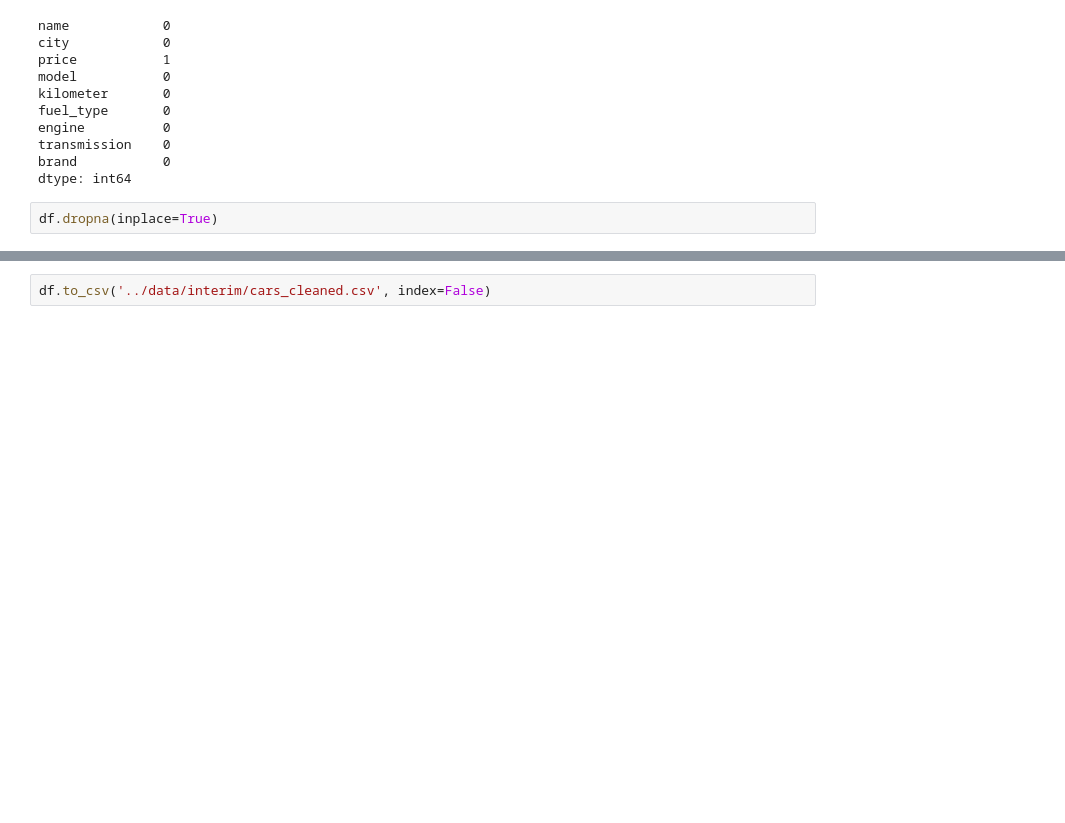
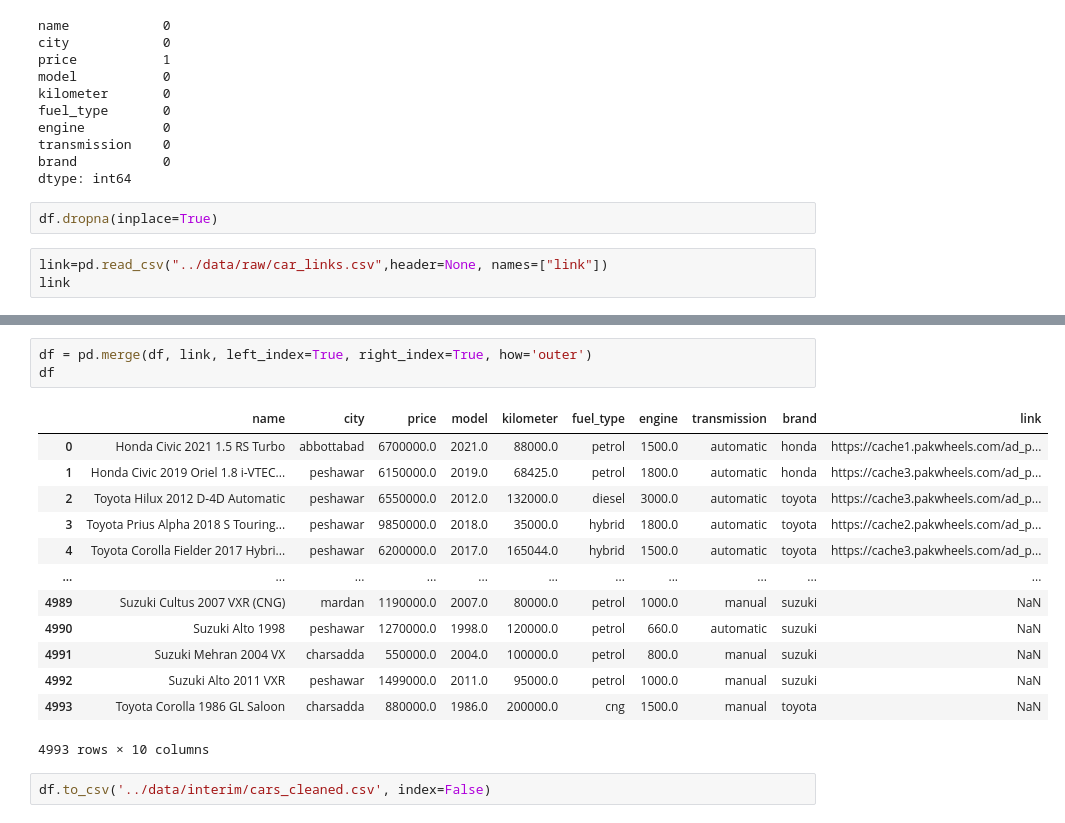
Before and after one commit to KhalilKhanAfridi/automobile-ML-recommender-system, a Jupyter notebook: notebooks/03_Cars_Data_Cleaning.ipynb, the cells around one changed output, grey strips where cells are left out. Saved outputs shown, nothing was run; the diff lists cells and outputs as text; blank space fills up the shorter version.

```diff
--- a/notebooks/03_Cars_Data_Cleaning.ipynb
+++ b/notebooks/03_Cars_Data_Cleaning.ipynb
@@ -215,3 +215,6 @@ brand           0
 dtype: int64
 # %%
 df.dropna(inplace=True)
+# %%
+link=pd.read_csv("../data/raw/car_links.csv",header=None, names=["link"])
+link
@@ -218,2 +251,19 @@ df.dropna(inplace=True)
 # %%
-df.to_csv('../data/interim/cars_cleaned.csv', index=False)
+df = pd.merge(df, link, left_index=True, right_index=True, how='outer')
+df
+# %% [output]
+|  | name | city | price | model | kilometer | fuel_type | engine | transmission | brand | link |
+| 0 | Honda Civic 2021 1.5 RS Turbo | abbottabad | 6700000.0 | 2021.0 | 88000.0 | petrol | 1500.0 | automatic | honda | https://cache1.pakwheels.com/ad_p... |
+| 1 | Honda Civic 2019 Oriel 1.8 i-VTEC... | peshawar | 6150000.0 | 2019.0 | 68425.0 | petrol | 1800.0 | automatic | honda | https://cache3.pakwheels.com/ad_p... |
+| 2 | Toyota Hilux 2012 D-4D Automatic | peshawar | 6550000.0 | 2012.0 | 132000.0 | diesel | 3000.0 | automatic | toyota | https://cache3.pakwheels.com/ad_p... |
+| 3 | Toyota Prius Alpha 2018 S Touring... | peshawar | 9850000.0 | 2018.0 | 35000.0 | hybrid | 1800.0 | automatic | toyota | https://cache2.pakwheels.com/ad_p... |
+| 4 | Toyota Corolla Fielder 2017 Hybri... | peshawar | 6200000.0 | 2017.0 | 165044.0 | hybrid | 1500.0 | automatic | toyota | https://cache3.pakwheels.com/ad_p... |
+| ... | ... | ... | ... | ... | ... | ... | ... | ... | ... | ... |
+| 4989 | Suzuki Cultus 2007 VXR (CNG) | mardan | 1190000.0 | 2007.0 | 80000.0 | petrol | 1000.0 | manual | suzuki | NaN |
+| 4990 | Suzuki Alto 1998 | peshawar | 1270000.0 | 1998.0 | 120000.0 | petrol | 660.0 | automatic | suzuki | NaN |
+| 4991 | Suzuki Mehran 2004 VX | charsadda | 550000.0 | 2004.0 | 100000.0 | petrol | 800.0 | manual | suzuki | NaN |
+| 4992 | Suzuki Alto 2011 VXR | peshawar | 1499000.0 | 2011.0 | 95000.0 | petrol | 1000.0 | manual | suzuki | NaN |
+| 4993 | Toyota Corolla 1986 GL Saloon | charsadda | 880000.0 | 1986.0 | 200000.0 | cng | 1500.0 | manual | toyota | NaN |
+4993 rows × 10 columns
+# %%
+df.to_csv('../data/interim/cars_cleaned.csv', index=False)
```
Also changed, not shown: parts of 2 cells of this notebook, 16 other files.
